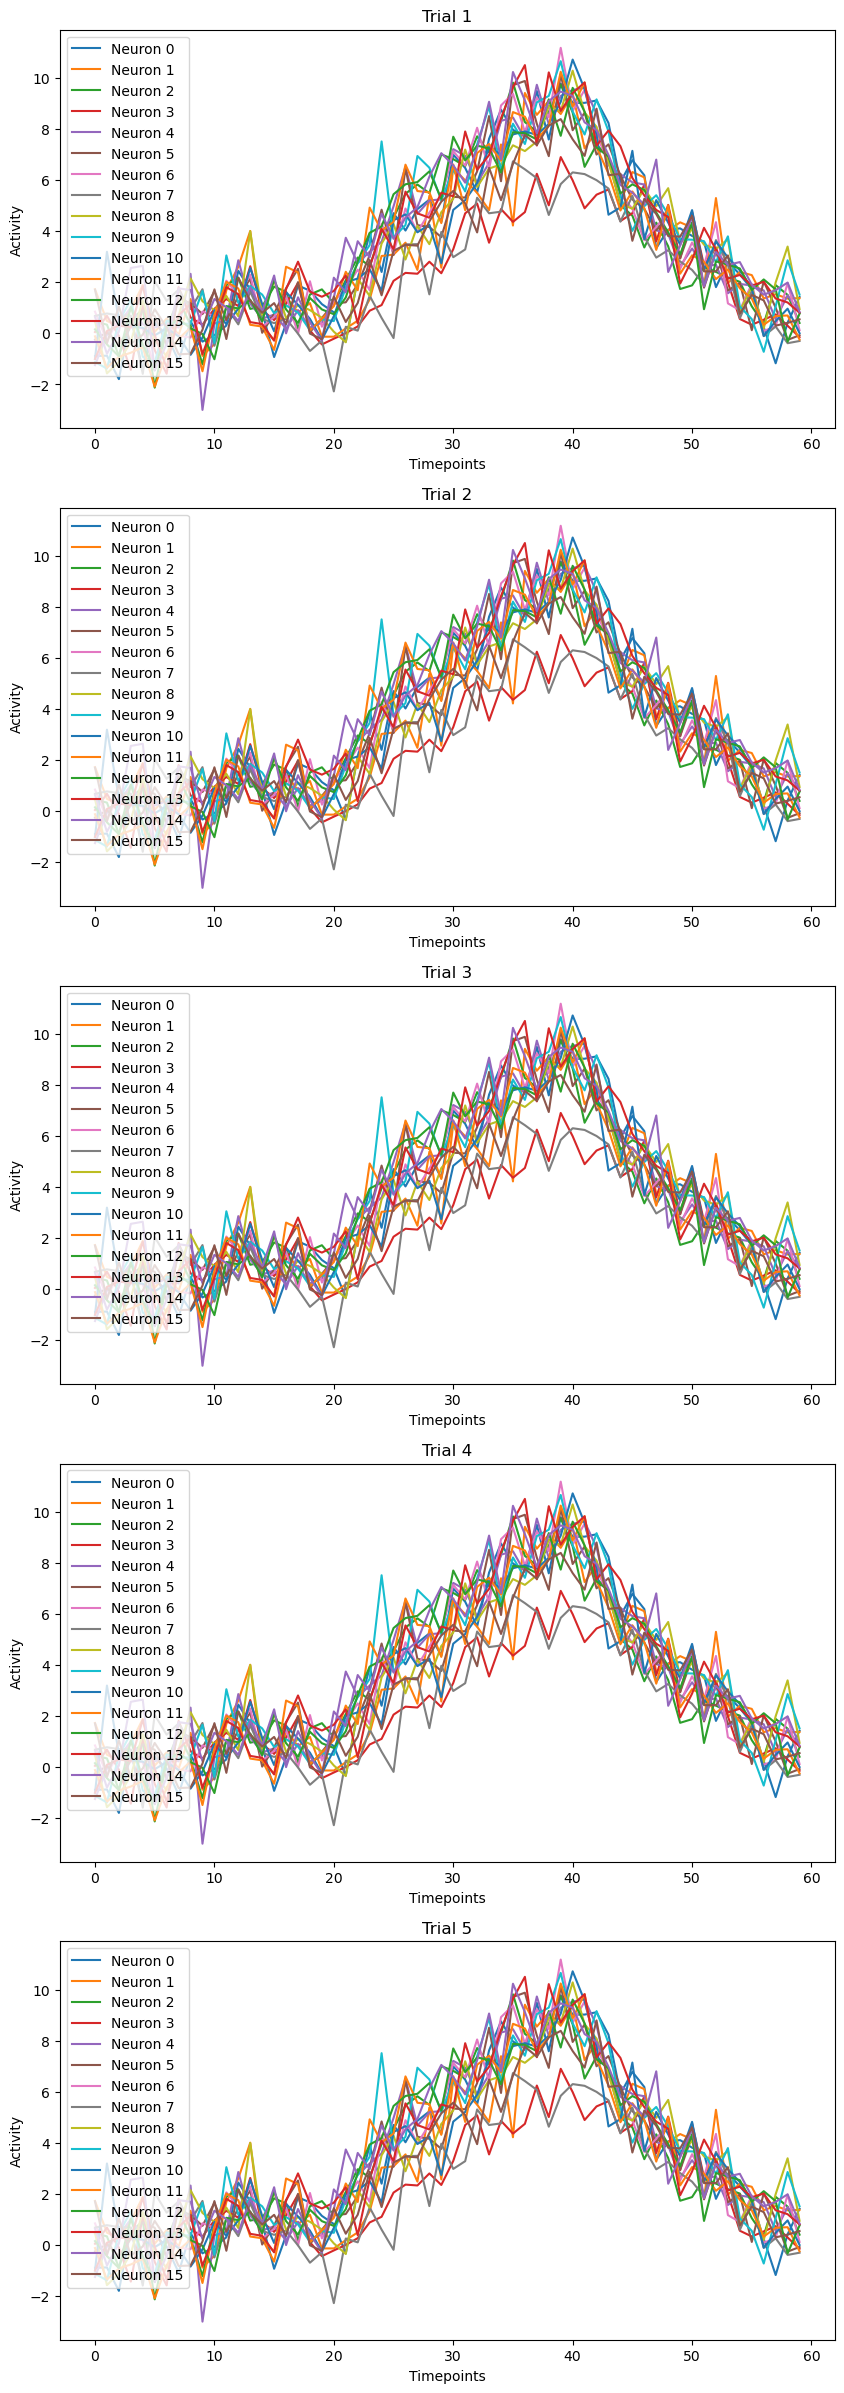
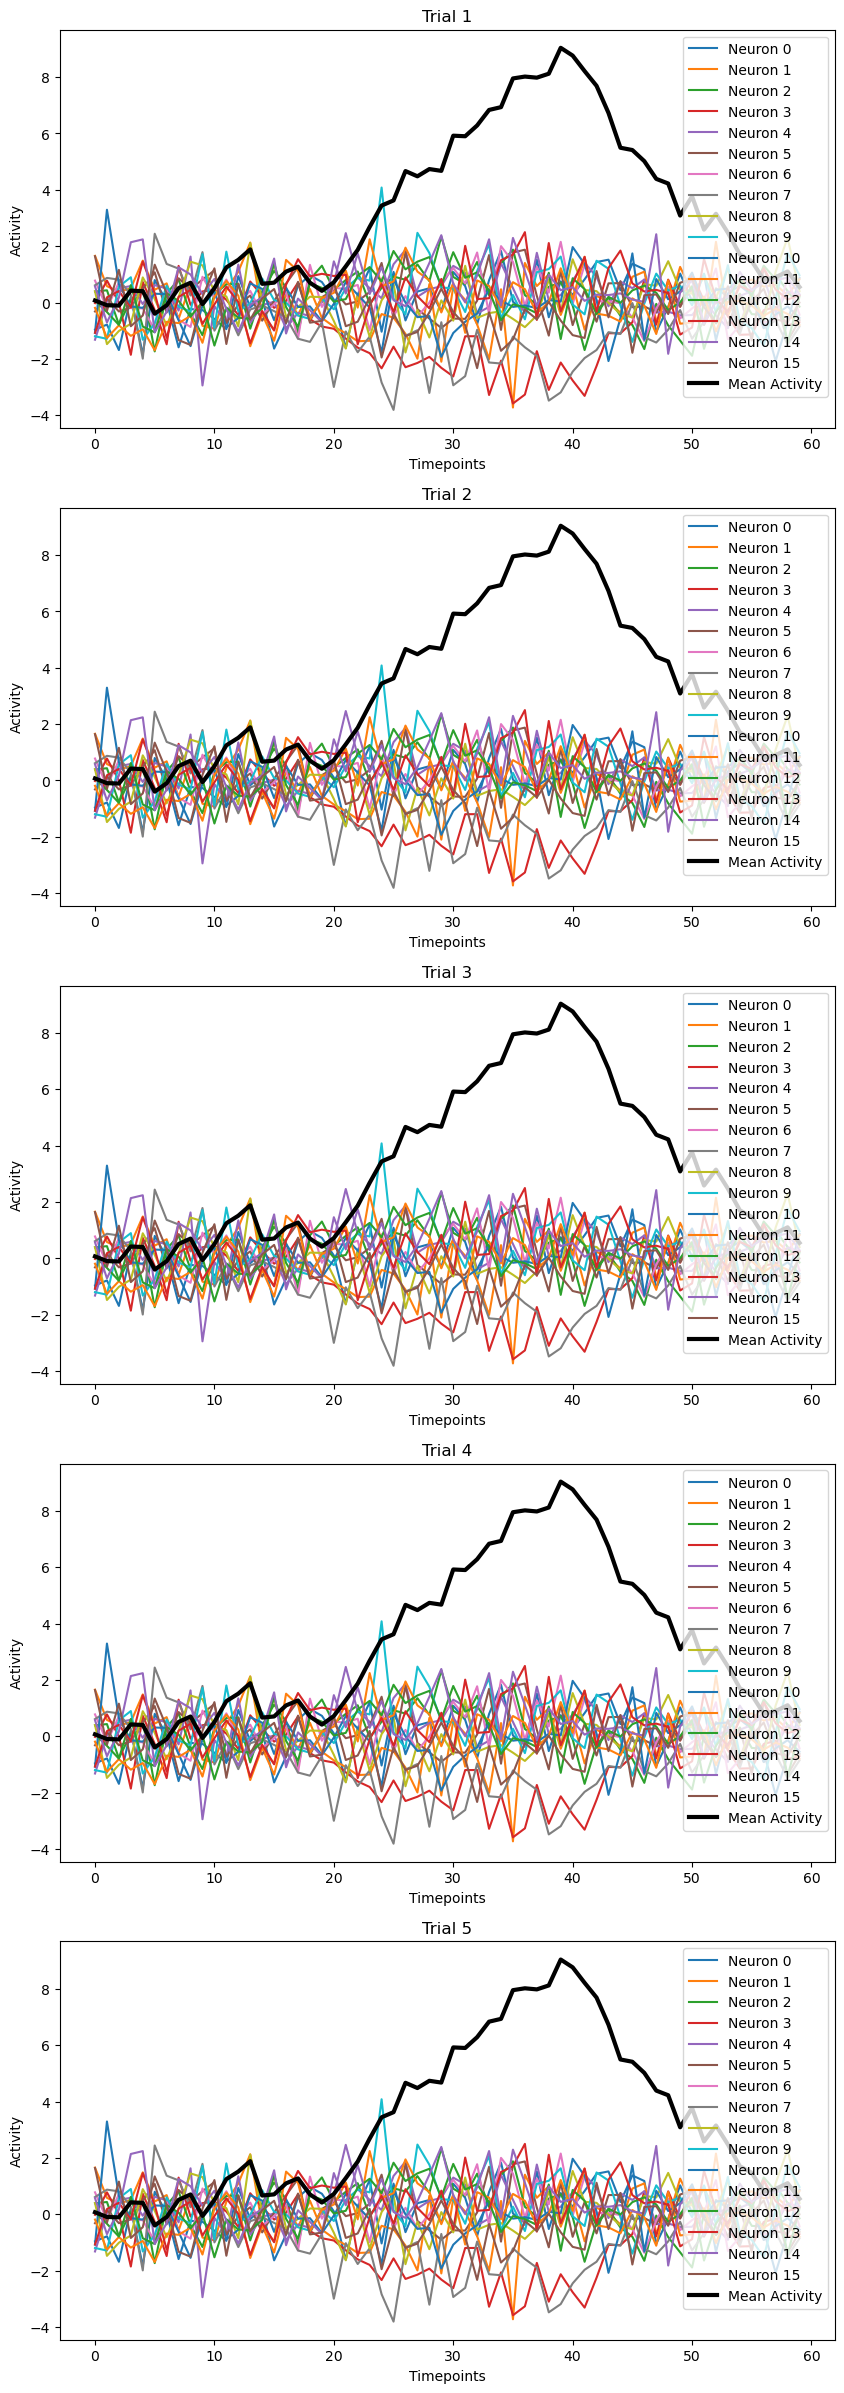
Code edit (unified diff) that turned the first committed figure into the second:
--- before
+++ after
@@ -2,5 +2,5 @@
 
 illustrator = Illustrator(data)
-illustrator.plot_neuron_activity() # Plot activity of the first neuron across all trials
-illustrator.plot_pca_explained_variance()
-illustrator.plot_latent_dynamics()
+illustrator.plot_neuron_activity(plot_mean=True, centered=True) # Plot activity of the first neuron across all trials
+pcs = illustrator.pca()
+illustrator.plot_neuron_heatmap()

Commit: fix: Added centering and fixed pca